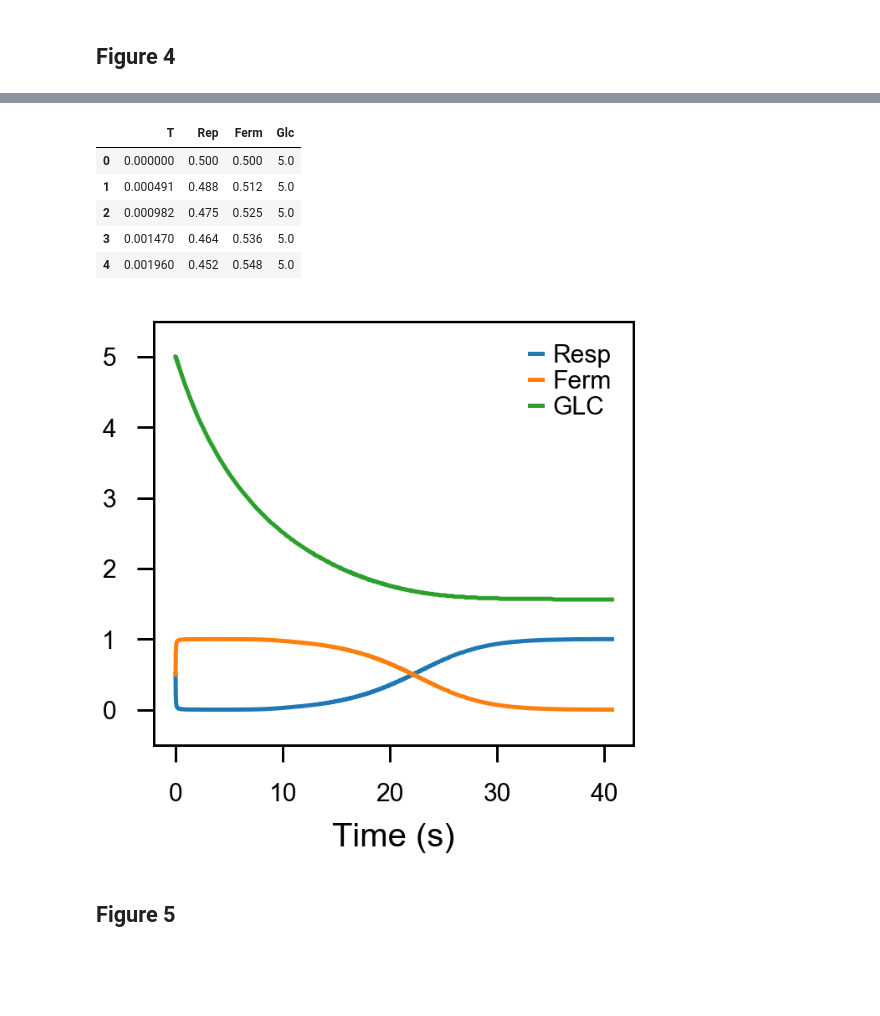
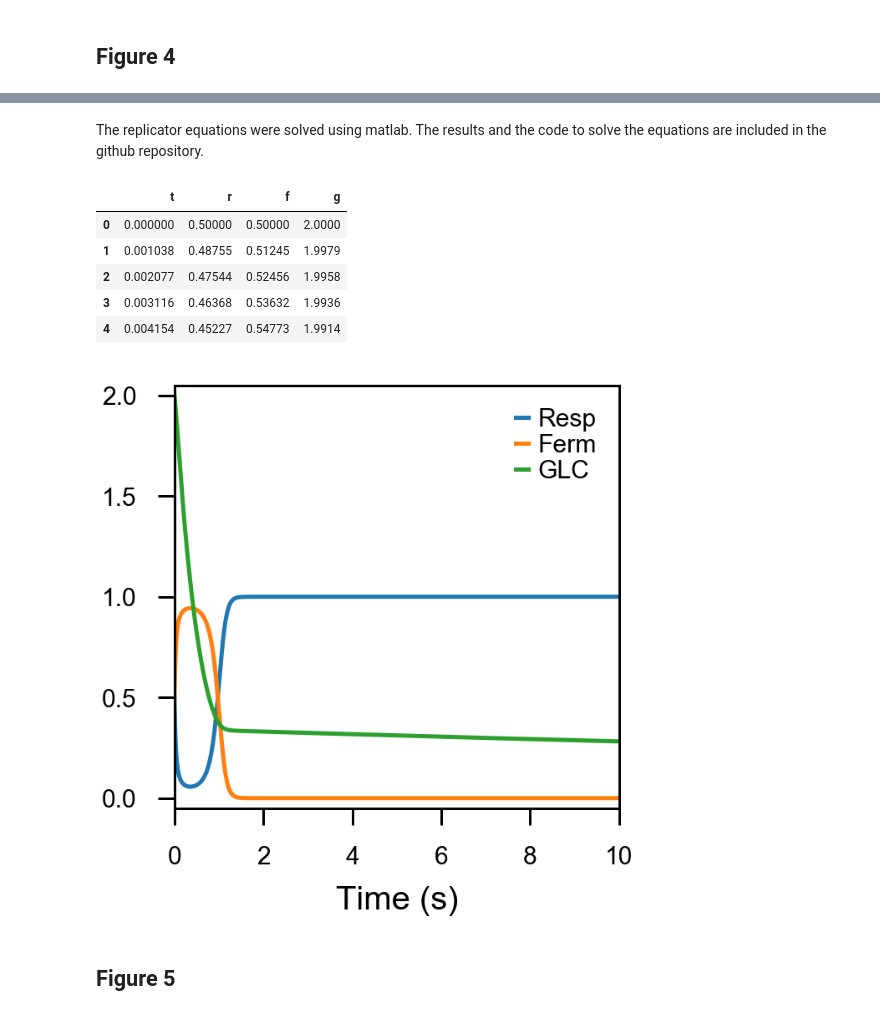
Before and after one commit to Kalirad/Making_ATP_fast_-_slow, a Jupyter notebook: Yeast_chem_model.ipynb, the cells around one changed output, grey strips where cells are left out. Cells and saved outputs as stored; diff of their text form; code cells hidden in the pictures; blank space fills up the shorter version.

```diff
--- a/Yeast_chem_model.ipynb
+++ b/Yeast_chem_model.ipynb
@@ -179,14 +114,16 @@ k1_20_k2_30_100_01_beta_0.txt  k1_20_k2_30_100_01_beta_5.txt  k1_2_k2_100_2.txt
+# %% [markdown]
+The replicator equations were solved using matlab. The results and the code to solve the equations are included in the github repository.
 # %%
-rep_data = pd.read_csv('replicator_results.csv')
+rep_data = pd.read_csv('replicator_results.txt')
 # %%
 rep_data.head(5)
 # %% [output]
-|  | T | Rep | Ferm | Glc |
-| 0 | 0.000000 | 0.500 | 0.500 | 5.0 |
-| 1 | 0.000491 | 0.488 | 0.512 | 5.0 |
-| 2 | 0.000982 | 0.475 | 0.525 | 5.0 |
-| 3 | 0.001470 | 0.464 | 0.536 | 5.0 |
-| 4 | 0.001960 | 0.452 | 0.548 | 5.0 |
+|  | t | r | f | g |
+| 0 | 0.000000 | 0.50000 | 0.50000 | 2.0000 |
+| 1 | 0.001038 | 0.48755 | 0.51245 | 1.9979 |
+| 2 | 0.002077 | 0.47544 | 0.52456 | 1.9958 |
+| 3 | 0.003116 | 0.46368 | 0.53632 | 1.9936 |
+| 4 | 0.004154 | 0.45227 | 0.54773 | 1.9914 |
 # %%
 fig = plt.figure(figsize=(10,10))
 plt.rcParams.update({'font.family': 'Arial'})
@@ -199,37 +136,37 @@ ax.spines['left'].set_visible(True)
 ax.spines['left'].set_linewidth(3)
 ax.spines['bottom'].set_linewidth(3)
 ax.spines['right'].set_linewidth(3)
 ax.spines['top'].set_linewidth(3)
 ax.spines['bottom'].set_color('black')
 ax.spines['left'].set_color('black')
 #ax.axes.ticklabel_format(style='sci', scilimits=(0,0), axis='x')
 
 end=430
 ax.errorbar(rep_data.iloc[:, 0][:end], rep_data.iloc[:, 1][:end], lw=5, label='Resp')
 ax.errorbar(rep_data.iloc[:, 0][:end], rep_data.iloc[:, 2][:end], lw=5, label='Ferm')
 ax.errorbar(rep_data.iloc[:, 0][:end], rep_data.iloc[:, 3][:end], lw=5, label='GLC')
 #ax.errorbar(pop.times, data_2_500['EtOH'], lw=5, label=r'EtOH')
 
 #ax.set_title(r'GLC='+str(glc)+ ', '+ 'N=' + str(N), fontsize= 40, pad=25)
 
 handles, labels = ax.get_legend_handles_labels()
 
 ax.legend(handles,labels, loc='best', fontsize='medium', \
           handlelength=0.5, handletextpad=0.4, framealpha=0., labelspacing=0.1,\
           numpoints=1, markerscale=0.3, fancybox=False, edgecolor='white')
 
 plt.tick_params(axis='x', which='both', bottom=True, top=False,
     labelbottom=True, size=20, width=3, direction='out', pad=25, colors='black')
 plt.tick_params(axis='y', which='both', left=True, right=False,
     labelbottom=True, size=20, width=3, direction='out', pad=25, colors='black')
 plt.xlabel(r'Time (s)', fontsize= 40, labelpad=20)
 plt.tight_layout()
 
-plt.ylim(-0.5, 5.5)
-#plt.show()
-plt.savefig('../paper_figs/Fig5.eps', bbox_inches='tight', dpi=300)
+plt.ylim(-0.05, 2.05)
+plt.xlim(0, 10)
+plt.savefig('./Fig4.eps', bbox_inches='tight', dpi=300)
 # %% [output]
-[figure, old version]
+[figure, new version]
 # %% [markdown]
 ## Figure 5
 # %% [markdown]
```
Also changed, not shown: parts of 9 cells of this notebook, 1 other file.
